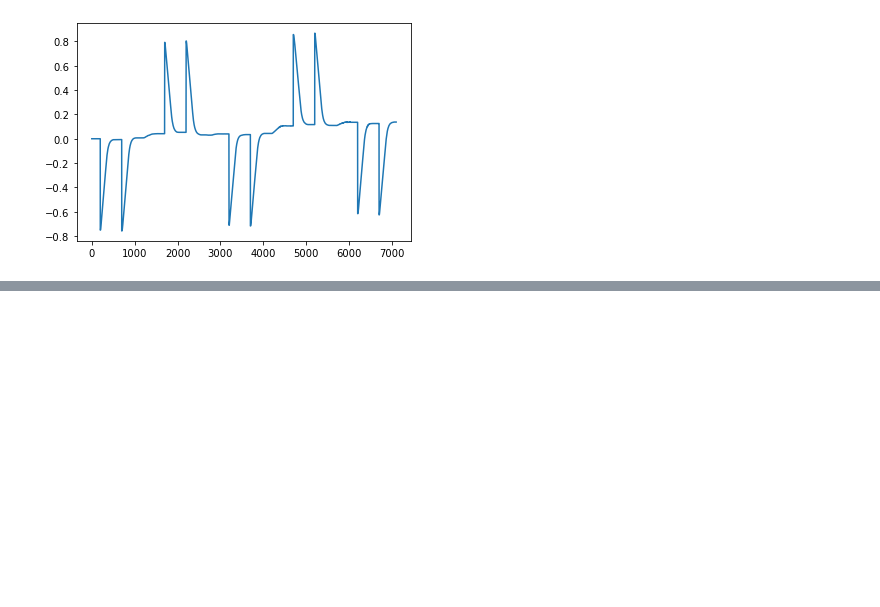
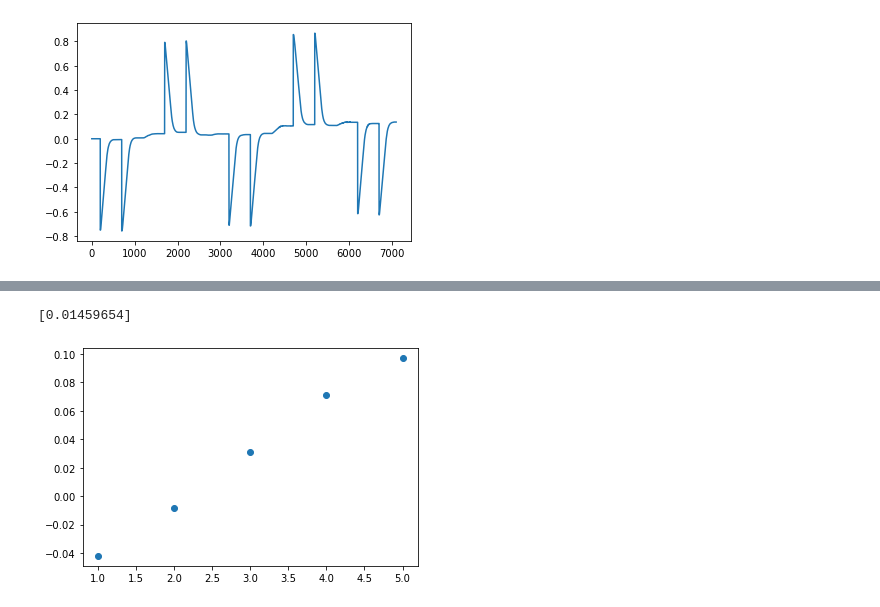
Before and after one commit to dyerbm/OmniWheel, a Jupyter notebook: 3WD-Omniwheel/VICON Data/Data_Processing_Controls.ipynb, the cells around one changed output, grey strips where cells are left out. Drawn from its saved outputs; the diff is of its cells as text; code cells hidden in the pictures; blank space fills up the shorter version.

```diff
--- a/3WD-Omniwheel/VICON Data/Data_Processing_Controls.ipynb
+++ b/3WD-Omniwheel/VICON Data/Data_Processing_Controls.ipynb
@@ -233,0 +254,10 @@ plt.plot(pdata['e_x'])
+# %%
+plt.scatter(np.linspace(1,len(temp),len(temp)),temp)
+def fit_func(x, a): #Come up with linear fits for drift (b=0)
+    return a*x
+
+m = curve_fit(fit_func, np.linspace(1,len(temp),len(temp)), temp)[0]
+print(m)
+# %% [output]
+[0.01459654]
+[figure, added]
```
Also changed, not shown: parts of 3 cells of this notebook, 6 other files.
